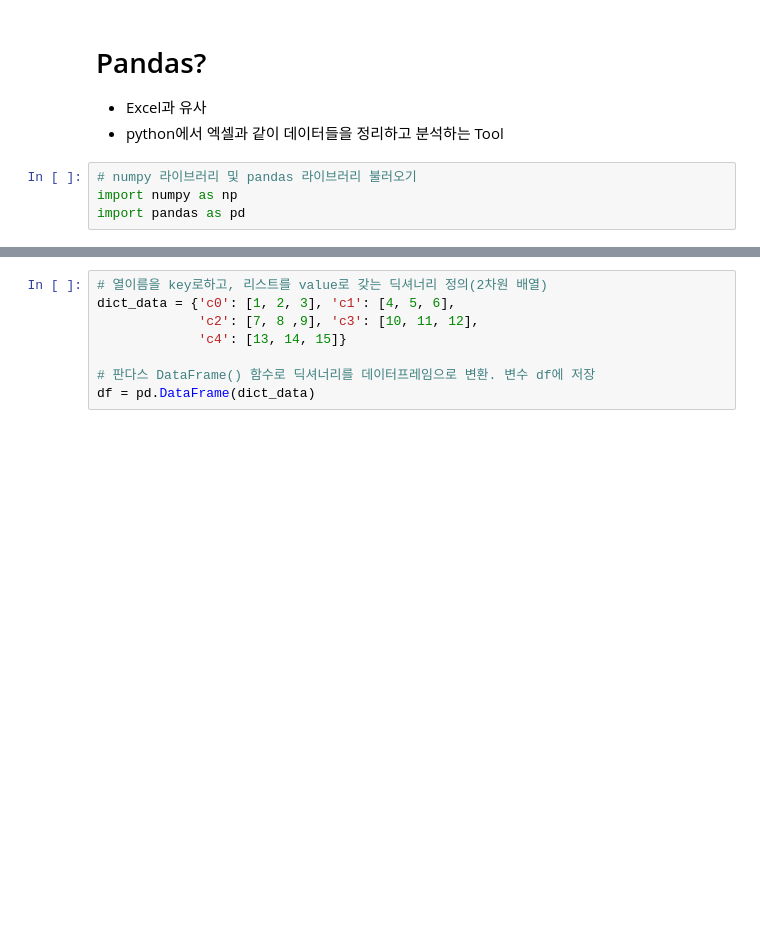
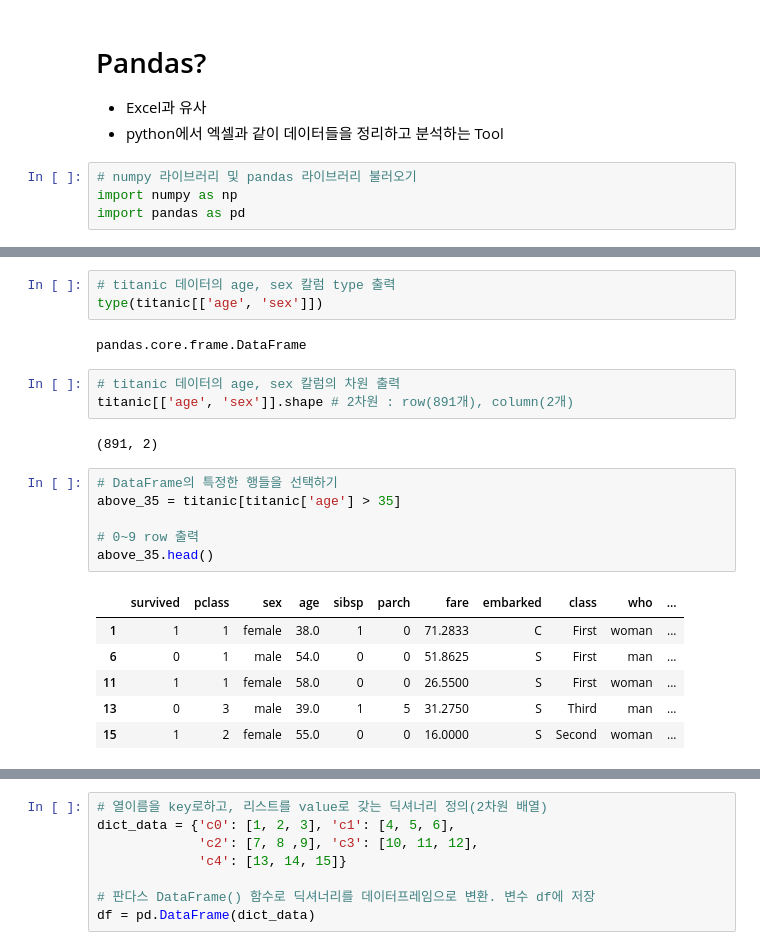
Before and after one commit to Kimtae00/mulcamp34, a Jupyter notebook: pandas_0104.ipynb, the cells around one changed output, grey strips where cells are left out. Drawn from its saved outputs; the diff is of its cells as text; blank space fills up the shorter version.

```diff
--- a/pandas_0104.ipynb
+++ b/pandas_0104.ipynb
@@ -11,0 +307,23 @@ import pandas as pd
+# %%
+# titanic 데이터의 age, sex 칼럼 type 출력
+type(titanic[['age', 'sex']])
+# %% [output]
+pandas.core.frame.DataFrame
+# %%
+# titanic 데이터의 age, sex 칼럼의 차원 출력
+titanic[['age', 'sex']].shape # 2차원 : row(891개), column(2개)
+# %% [output]
+(891, 2)
+# %%
+# DataFrame의 특정한 행들을 선택하기
+above_35 = titanic[titanic['age'] > 35]
+
+# 0~9 row 출력
+above_35.head()
+# %% [output]
+|  | survived | pclass | sex | age | sibsp | parch | fare | embarked | class | who | ... |
+| 1 | 1 | 1 | female | 38.0 | 1 | 0 | 71.2833 | C | First | woman | ... |
+| 6 | 0 | 1 | male | 54.0 | 0 | 0 | 51.8625 | S | First | man | ... |
+| 11 | 1 | 1 | female | 58.0 | 0 | 0 | 26.5500 | S | First | woman | ... |
+| 13 | 0 | 3 | male | 39.0 | 1 | 5 | 31.2750 | S | Third | man | ... |
+| 15 | 1 | 2 | female | 55.0 | 0 | 0 | 16.0000 | S | Second | woman | ... |
```
Also changed, not shown: parts of 43 cells of this notebook, 1 other file.
